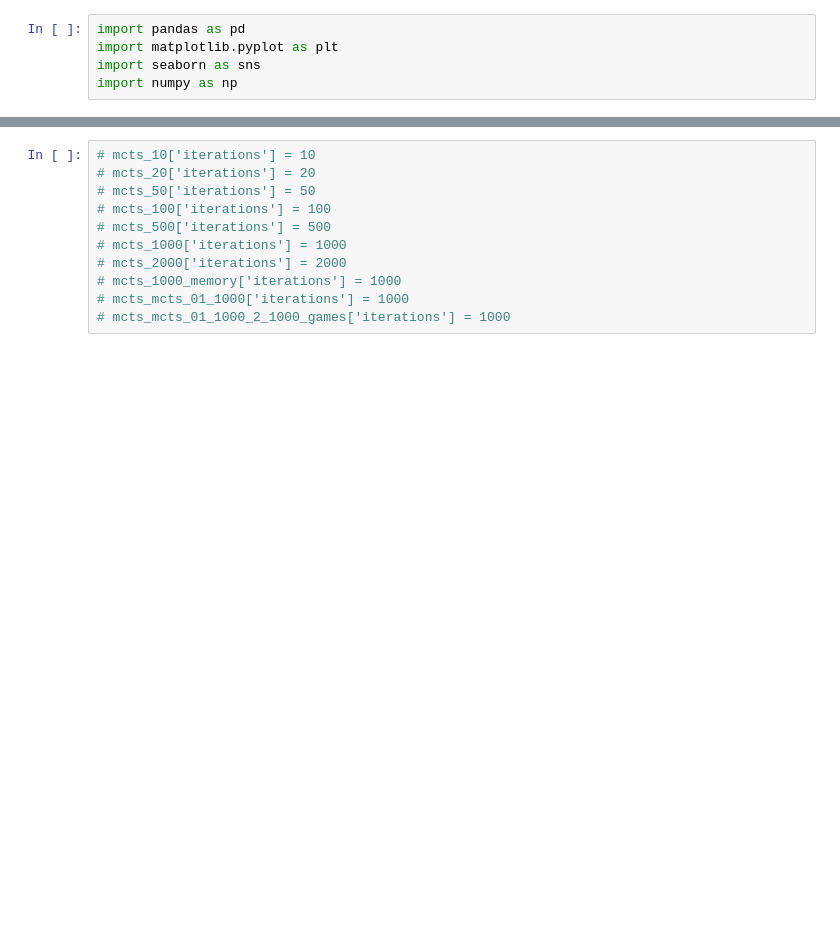
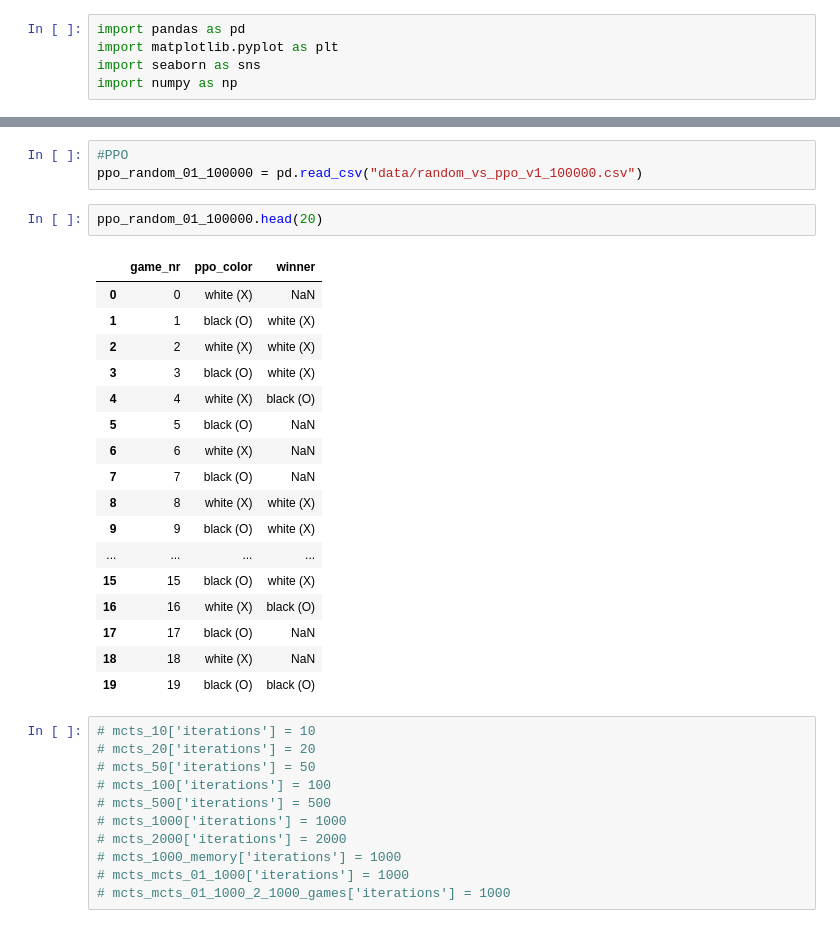
Before and after one commit to KaufmannLukas/ds-ultimate-tic-tac-toe, a Jupyter notebook: mcts_random_eda_1.ipynb, the cells around one changed output, grey strips where cells are left out. Cells and saved outputs as stored; diff of their text form; blank space fills up the shorter version.

```diff
--- a/mcts_random_eda_1.ipynb
+++ b/mcts_random_eda_1.ipynb
@@ -20,3 +23,26 @@ mcts_mcts_02_1000_3 = pd.read_csv("data/mcts_no_mem_vs_mcts_agent_02_3_1000.csv"
+# %%
+#PPO
+ppo_random_01_100000 = pd.read_csv("data/random_vs_ppo_v1_100000.csv")
+# %%
+ppo_random_01_100000.head(20)
+# %% [output]
+|  | game_nr | ppo_color | winner |
+| 0 | 0 | white (X) | NaN |
+| 1 | 1 | black (O) | white (X) |
+| 2 | 2 | white (X) | white (X) |
+| 3 | 3 | black (O) | white (X) |
+| 4 | 4 | white (X) | black (O) |
+| 5 | 5 | black (O) | NaN |
+| 6 | 6 | white (X) | NaN |
+| 7 | 7 | black (O) | NaN |
+| 8 | 8 | white (X) | white (X) |
+| 9 | 9 | black (O) | white (X) |
+| ... | ... | ... | ... |
+| 15 | 15 | black (O) | white (X) |
+| 16 | 16 | white (X) | black (O) |
+| 17 | 17 | black (O) | NaN |
+| 18 | 18 | white (X) | NaN |
+| 19 | 19 | black (O) | black (O) |
 # %%
 # mcts_10['iterations'] = 10
 # mcts_20['iterations'] = 20
```
Also changed, not shown: parts of 4 cells of this notebook, 4 other files.
